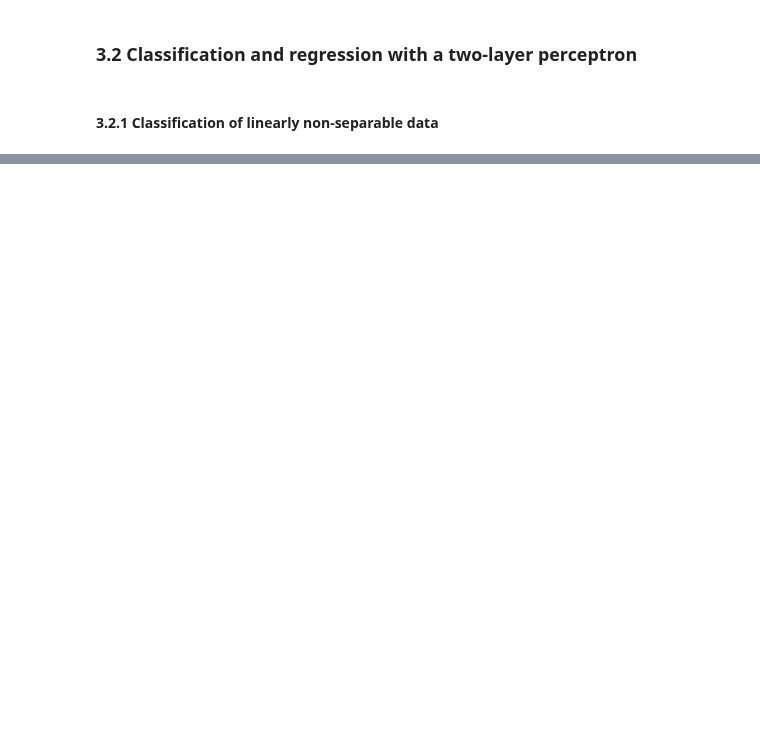
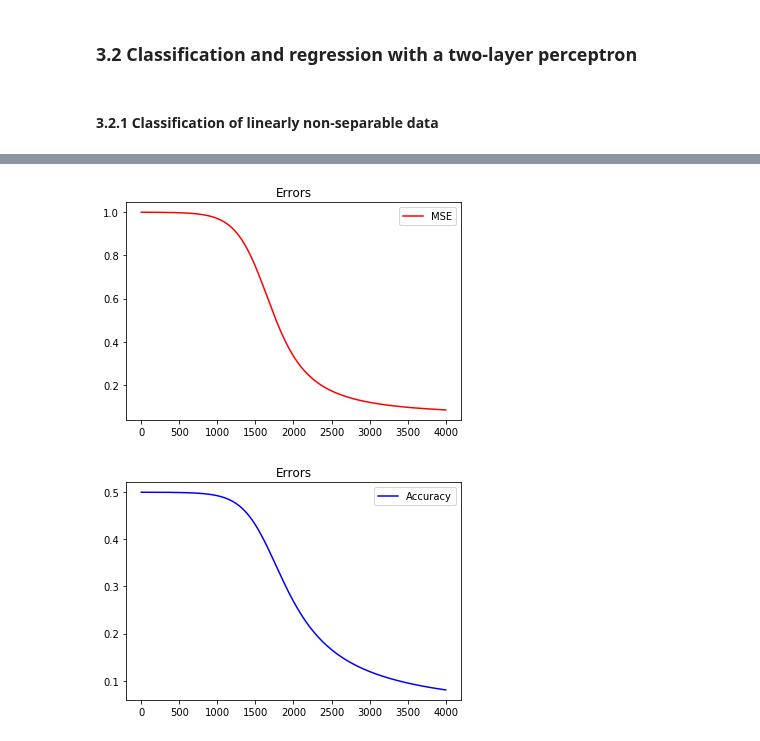
Before and after one commit to smallgreycreatures/DD2437, a Jupyter notebook: lab1/DD2437_Assignment1_MLP.ipynb, the cells around one changed output, grey strips where cells are left out. Drawn from its saved outputs; the diff is of its cells as text; code cells hidden in the pictures; blank space fills up the shorter version.

```diff
--- a/lab1/DD2437_Assignment1_MLP.ipynb
+++ b/lab1/DD2437_Assignment1_MLP.ipynb
@@ -127,0 +157,13 @@ ValueError: matmul: Input operand 1 has a mismatch in its core dimension 0, with
+# %%
+plt_mse, = plt.plot(np.linspace(0,epochs,epochs),mse,'r', label='MSE')
+plt.legend(handles=[plt_mse])
+#plt.axis([0,20,0,100])
+plt.title('Errors')
+plt.show()
+plt_acc, = plt.plot(np.linspace(0,epochs,epochs),acc,'b',label='Accuracy')
+plt.legend(handles=[plt_acc])
+plt.title('Errors')
+plt.show()
+# %% [output]
+[figure, added]
+[figure, added]
```
Also changed, not shown: parts of 3 cells of this notebook, 3 other files.
